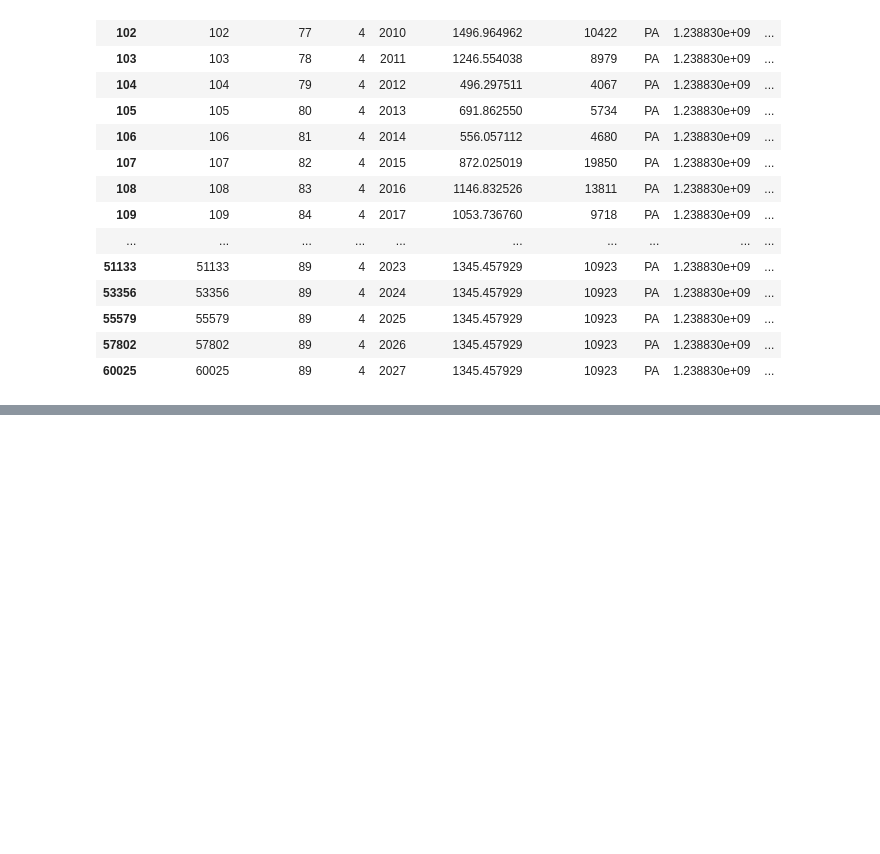
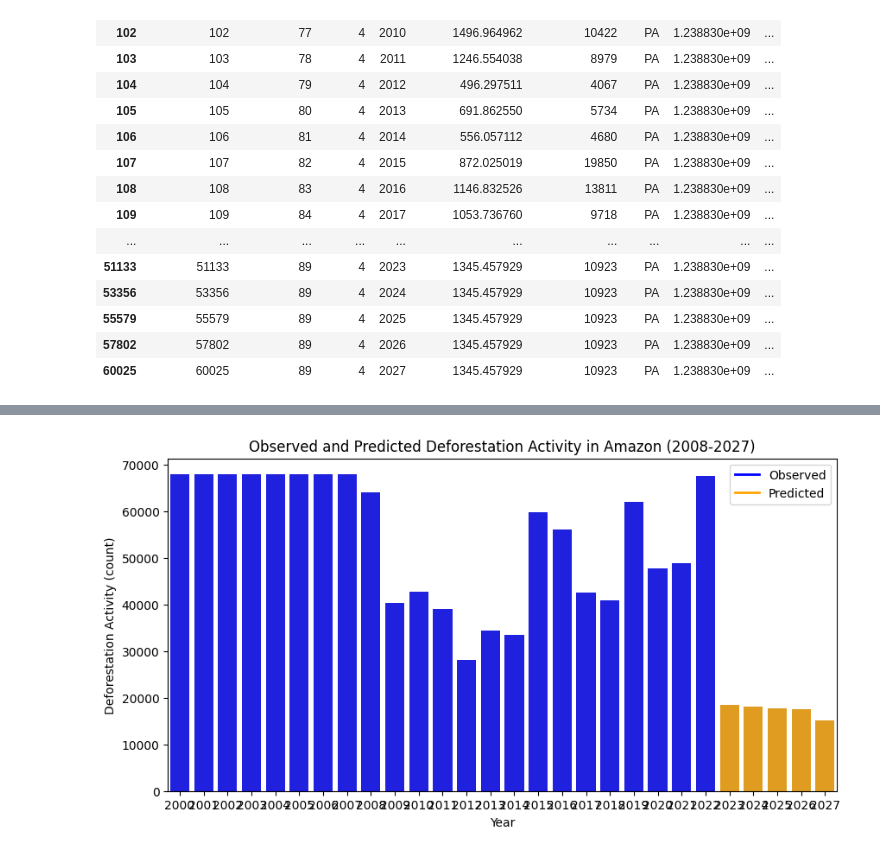
Before and after one commit to t4ai/amazon-deforestation-forecasting, a Jupyter notebook: amazon-deforestation-activity-model.ipynb, the cells around one changed output, grey strips where cells are left out. Saved outputs shown, nothing was run; the diff lists cells and outputs as text; code cells hidden in the pictures; blank space fills up the shorter version.

```diff
--- a/amazon-deforestation-activity-model.ipynb
+++ b/amazon-deforestation-activity-model.ipynb
@@ -456,0 +560,9 @@ for i in range(len(y_pred_cluster)):
+# %%
+# group by year only to get total deforested area across all of Brasil
+all_prediction_data_year = all_prediction_data_cluster.groupby(['year'], as_index=False).agg({
+  'deforest_area_km': 'sum',
+  'activity_count': 'sum',
+  'year': 'first',
+})
+
+all_prediction_data_year.head(20)
@@ -456,0 +590,15 @@ for i in range(len(y_pred_cluster)):
+# %%
+# plot the deforestation activity by year
+custom_lines = [Line2D([0], [0], color='blue', lw=2),
+            Line2D([0], [0], color='orange', lw=2)]
+
+cols = ['blue' if (x < 2023) else 'orange' for x in all_prediction_data_year.year]
+fig, ax = plt.subplots(figsize=(10, 5))
+sns.barplot(x='year', y='activity_count', data=all_prediction_data_year, palette=cols, hue='year')
+plt.legend(custom_lines, ['Observed', 'Predicted'])
+ax.set_title('Observed and Predicted Deforestation Activity in Amazon (2008-2027)')
+ax.set_ylabel('Deforestation Activity (count)')
+ax.set_xlabel('Year')
+plt.show()
+# %% [output]
+[figure, added]
```
Also changed, not shown: parts of 15 cells of this notebook.
